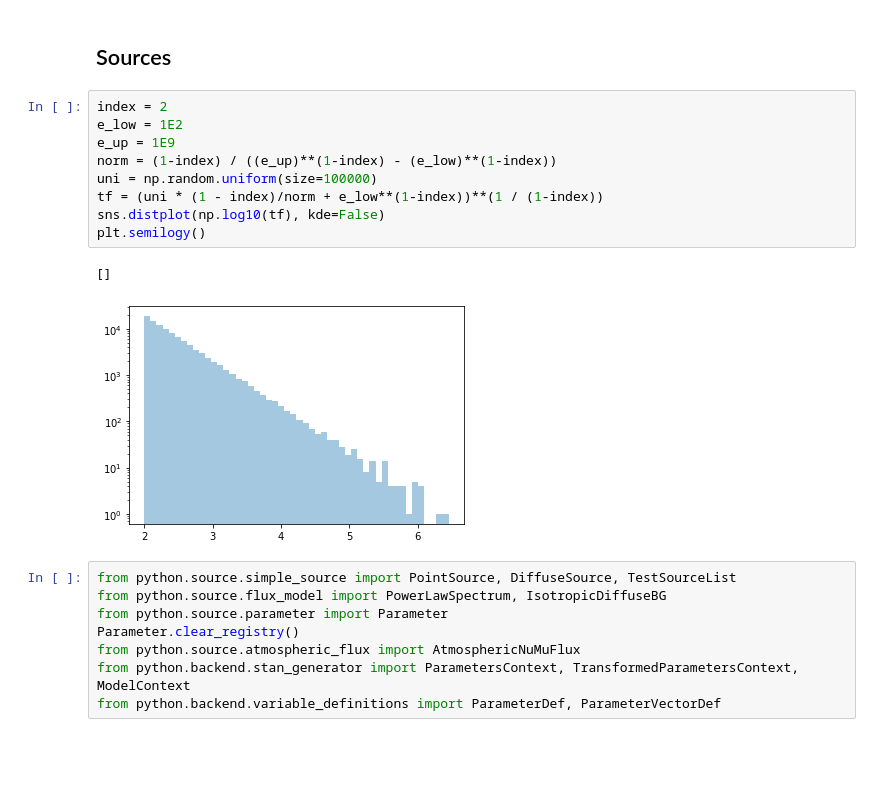
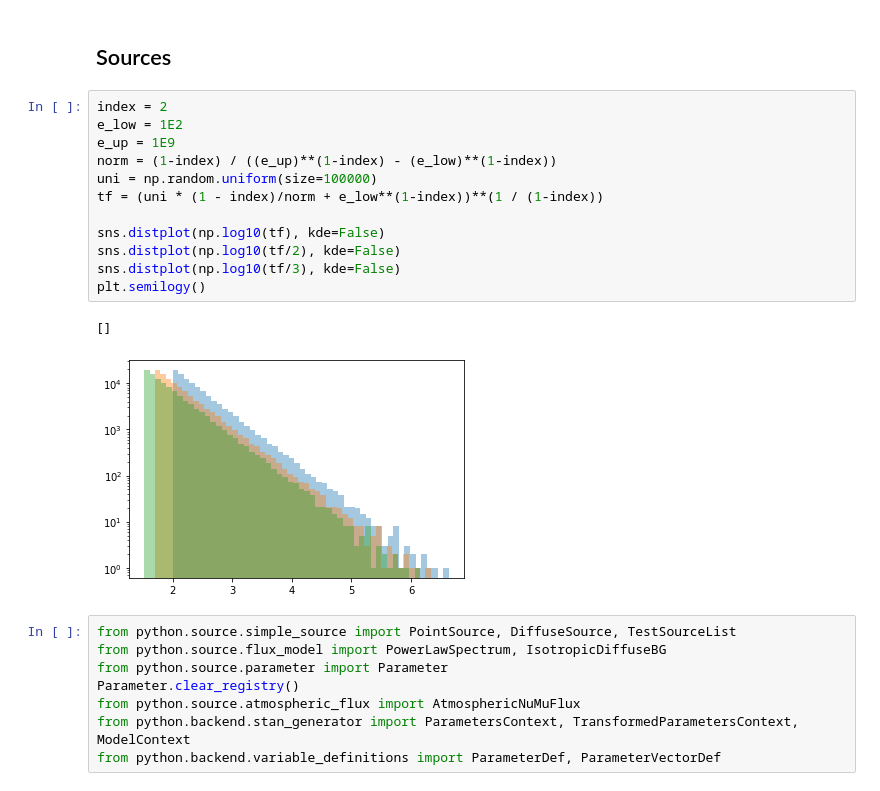
Before and after one commit to specktakel/hierarchical_nu, a Jupyter notebook: software/test_software.ipynb, the cells around one changed output. Saved outputs shown, nothing was run; the diff lists cells and outputs as text; blank space fills up the shorter version.

```diff
--- a/software/test_software.ipynb
+++ b/software/test_software.ipynb
@@ -14,15 +14,18 @@ import seaborn as sns
 # %%
 index = 2
 e_low = 1E2
 e_up = 1E9
 norm = (1-index) / ((e_up)**(1-index) - (e_low)**(1-index))
 uni = np.random.uniform(size=100000)
 tf = (uni * (1 - index)/norm + e_low**(1-index))**(1 / (1-index))
+
 sns.distplot(np.log10(tf), kde=False)
+sns.distplot(np.log10(tf/2), kde=False)
+sns.distplot(np.log10(tf/3), kde=False)
 plt.semilogy()
 # %% [output]
 []
-[figure, old version]
+[figure, new version]
 # %%
 from python.source.simple_source import PointSource, DiffuseSource, TestSourceList
 from python.source.flux_model import PowerLawSpectrum, IsotropicDiffuseBG
```
Also changed, not shown: parts of 27 cells of this notebook, 1 other file.
